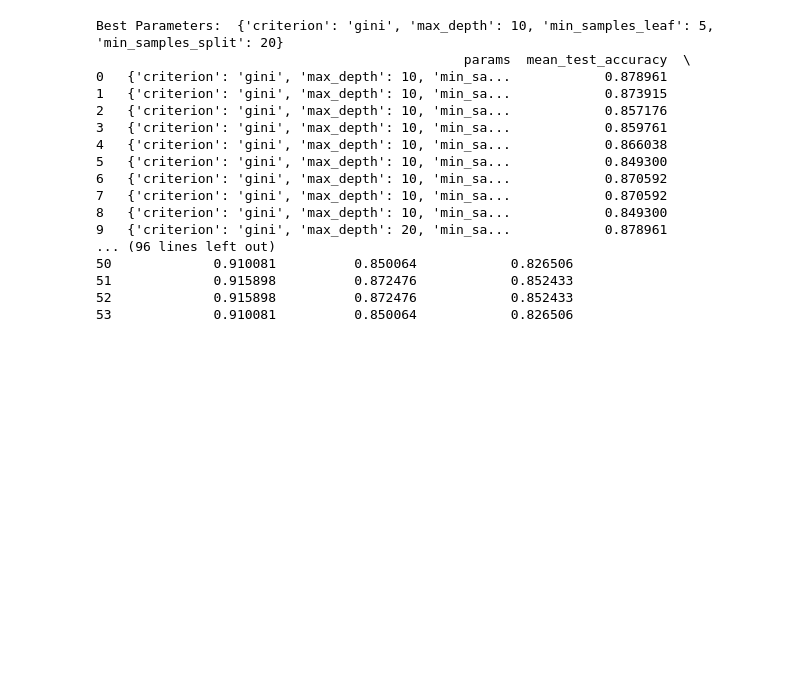
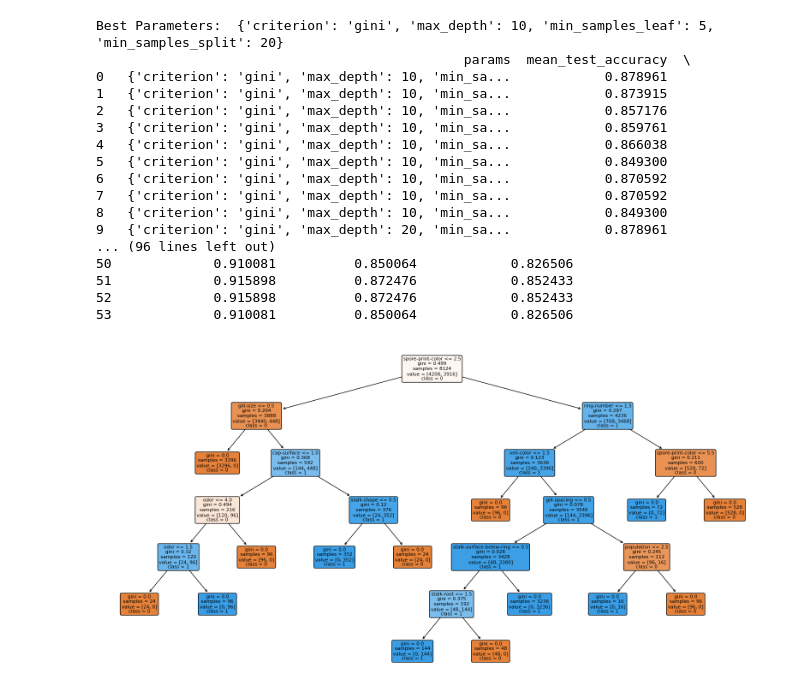
Before and after one commit to Rogersurf/Mushroom, a Jupyter notebook: Notebooks/eda.ipynb, the cells around one changed output. Drawn from its saved outputs; the diff is of its cells as text; code cells hidden in the pictures; blank space fills up the shorter version.

```diff
--- a/Notebooks/eda.ipynb
+++ b/Notebooks/eda.ipynb
@@ -762,3 +762,33 @@ Best Parameters:  {'criterion': 'gini', 'max_depth': 10, 'min_samples_leaf': 5,
 51             0.915898          0.872476            0.852433
 52             0.915898          0.872476            0.852433
 53             0.910081          0.850064            0.826506
+# %%
+from sklearn.tree import DecisionTreeClassifier, plot_tree
+import matplotlib.pyplot as plt
+from sklearn.preprocessing import LabelEncoder
+
+# Define best parameters
+best_params = {
+    'criterion': 'gini',
+    'max_depth': 10,
+    'min_samples_leaf': 5,
+    'min_samples_split': 20
+}
+
+le = LabelEncoder()
+df_encoded[target] = le.fit_transform(df_encoded[target])  # Correct DataFrame
+
+# Defining features and target
+X = df_encoded.drop(columns=[target])
+y = df_encoded[target]
+
+# Creating a decision tree model with the best parameters
+clf = DecisionTreeClassifier(**best_params)  # Using best parameters found during hyperparameter tuning
+clf.fit(X, y)
+
+# Plotting the decision tree
+plt.figure(figsize=(20,10))
+plot_tree(clf, feature_names=X.columns.tolist(), class_names=[str(c) for c in clf.classes_], filled=True, rounded=True)
+plt.show()
+# %% [output]
+[figure, added]
```
Also changed, not shown: parts of 3 cells of this notebook, 1 other file.
